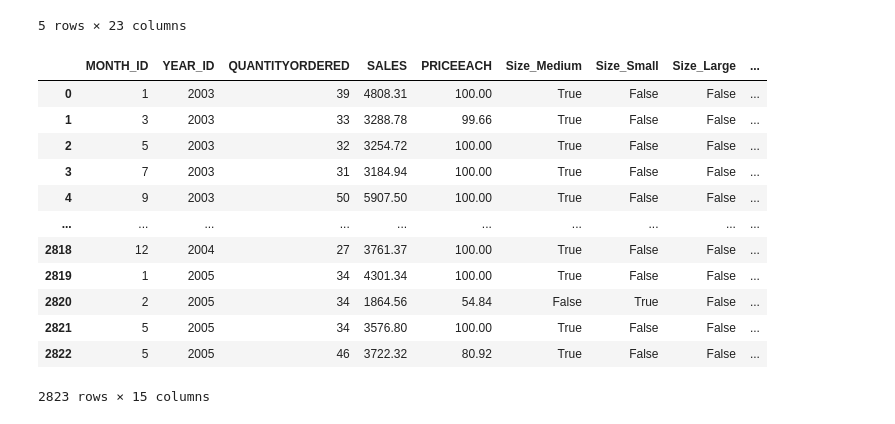
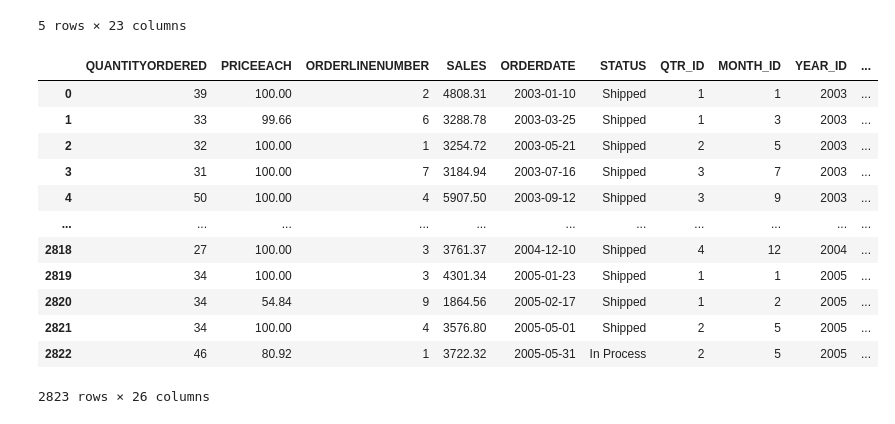
Before and after one commit to chardoo/ai_business, a Jupyter notebook: Untitled.ipynb, the cells around one changed output. Drawn from its saved outputs; the diff is of its cells as text; code cells hidden in the pictures.

```diff
--- a/Untitled.ipynb
+++ b/Untitled.ipynb
@@ -45,35 +46,38 @@ raw_data.head()
 # Normalize the data using StandardScaler
 # %%
 
-df_onehot_size = pd.get_dummies(raw_data["DEALSIZE"], prefix="Size")
-df_onehot_productLine = pd.get_dummies(raw_data["PRODUCTLINE"], prefix="ProductLine")
-label_encoder = LabelEncoder()
-raw_data['PRODUCTLINE_Encoded'] = label_encoder.fit_transform(raw_data['PRODUCTLINE'])
+# df_onehot_size = pd.get_dummies(raw_data["DEALSIZE"], prefix="Size")
+# df_onehot_productLine = pd.get_dummies(raw_data["PRODUCTLINE"], prefix="ProductLine")
+# label_encoder = LabelEncoder()
+# raw_data['PRODUCTLINE_Encoded'] = label_encoder.fit_transform(raw_data['PRODUCTLINE'])
 
-raw_data = pd.concat([raw_data, df_onehot_size, df_onehot_productLine], axis=1)
-raw_data
+# raw_data = pd.concat([raw_data, df_onehot_size, df_onehot_productLine], axis=1)
+# raw_data
+
+df_encoding_size = pd.Categorical(raw_data['DEALSIZE']).codes
+df_encoding_country = pd.Categorical(raw_data['COUNTRY']).codes
+df_encoding_productLine = pd.Categorical(raw_data['PRODUCTLINE']).codes
+
+# Convert the encoded codes to a Pandas Series
+raw_data['SIZE_Encoded'] = pd.Series(df_encoding_size)
+raw_data['PRODUCTLINE_Encoded'] = pd.Series(df_encoding_productLine)
+raw_data['COUNTRY_Encoded'] = pd.Series(df_encoding_country)
 
 
-feature_data = raw_data[['MONTH_ID', 'YEAR_ID', 'QUANTITYORDERED', 'SALES', 'PRICEEACH', 'Size_Medium', 'Size_Small',  'Size_Large',
-                        #  'PRODUCTLINE_Encoded'
-                         'ProductLine_Planes', 'ProductLine_Ships', 'ProductLine_Trains',
-                            'ProductLine_Trucks and Buses', 'ProductLine_Vintage Cars',
-                            'ProductLine_Classic Cars',
-                            'ProductLine_Motorcycles'
 
-                         ]]
-feature_data
+# Now, 'raw_data' contains the one-hot encodings and label encoded columns
+raw_data
 # %% [output]
-|  | MONTH_ID | YEAR_ID | QUANTITYORDERED | SALES | PRICEEACH | Size_Medium | Size_Small | Size_Large | ... |
-| 0 | 1 | 2003 | 39 | 4808.31 | 100.00 | True | False | False | ... |
-| 1 | 3 | 2003 | 33 | 3288.78 | 99.66 | True | False | False | ... |
-| 2 | 5 | 2003 | 32 | 3254.72 | 100.00 | True | False | False | ... |
-| 3 | 7 | 2003 | 31 | 3184.94 | 100.00 | True | False | False | ... |
-| 4 | 9 | 2003 | 50 | 5907.50 | 100.00 | True | False | False | ... |
-| ... | ... | ... | ... | ... | ... | ... | ... | ... | ... |
-| 2818 | 12 | 2004 | 27 | 3761.37 | 100.00 | True | False | False | ... |
-| 2819 | 1 | 2005 | 34 | 4301.34 | 100.00 | True | False | False | ... |
-| 2820 | 2 | 2005 | 34 | 1864.56 | 54.84 | False | True | False | ... |
-| 2821 | 5 | 2005 | 34 | 3576.80 | 100.00 | True | False | False | ... |
-| 2822 | 5 | 2005 | 46 | 3722.32 | 80.92 | True | False | False | ... |
+|  | QUANTITYORDERED | PRICEEACH | ORDERLINENUMBER | SALES | ORDERDATE | STATUS | QTR_ID | MONTH_ID | YEAR_ID | ... |
+| 0 | 39 | 100.00 | 2 | 4808.31 | 2003-01-10 | Shipped | 1 | 1 | 2003 | ... |
+| 1 | 33 | 99.66 | 6 | 3288.78 | 2003-03-25 | Shipped | 1 | 3 | 2003 | ... |
+| 2 | 32 | 100.00 | 1 | 3254.72 | 2003-05-21 | Shipped | 2 | 5 | 2003 | ... |
+| 3 | 31 | 100.00 | 7 | 3184.94 | 2003-07-16 | Shipped | 3 | 7 | 2003 | ... |
+| 4 | 50 | 100.00 | 4 | 5907.50 | 2003-09-12 | Shipped | 3 | 9 | 2003 | ... |
+| ... | ... | ... | ... | ... | ... | ... | ... | ... | ... | ... |
+| 2818 | 27 | 100.00 | 3 | 3761.37 | 2004-12-10 | Shipped | 4 | 12 | 2004 | ... |
+| 2819 | 34 | 100.00 | 3 | 4301.34 | 2005-01-23 | Shipped | 1 | 1 | 2005 | ... |
+| 2820 | 34 | 54.84 | 9 | 1864.56 | 2005-02-17 | Shipped | 1 | 2 | 2005 | ... |
+| 2821 | 34 | 100.00 | 4 | 3576.80 | 2005-05-01 | Shipped | 2 | 5 | 2005 | ... |
+| 2822 | 46 | 80.92 | 1 | 3722.32 | 2005-05-31 | In Process | 2 | 5 | 2005 | ... |
-2823 rows × 15 columns
+2823 rows × 26 columns
```
Also changed, not shown: parts of 8 cells of this notebook.
